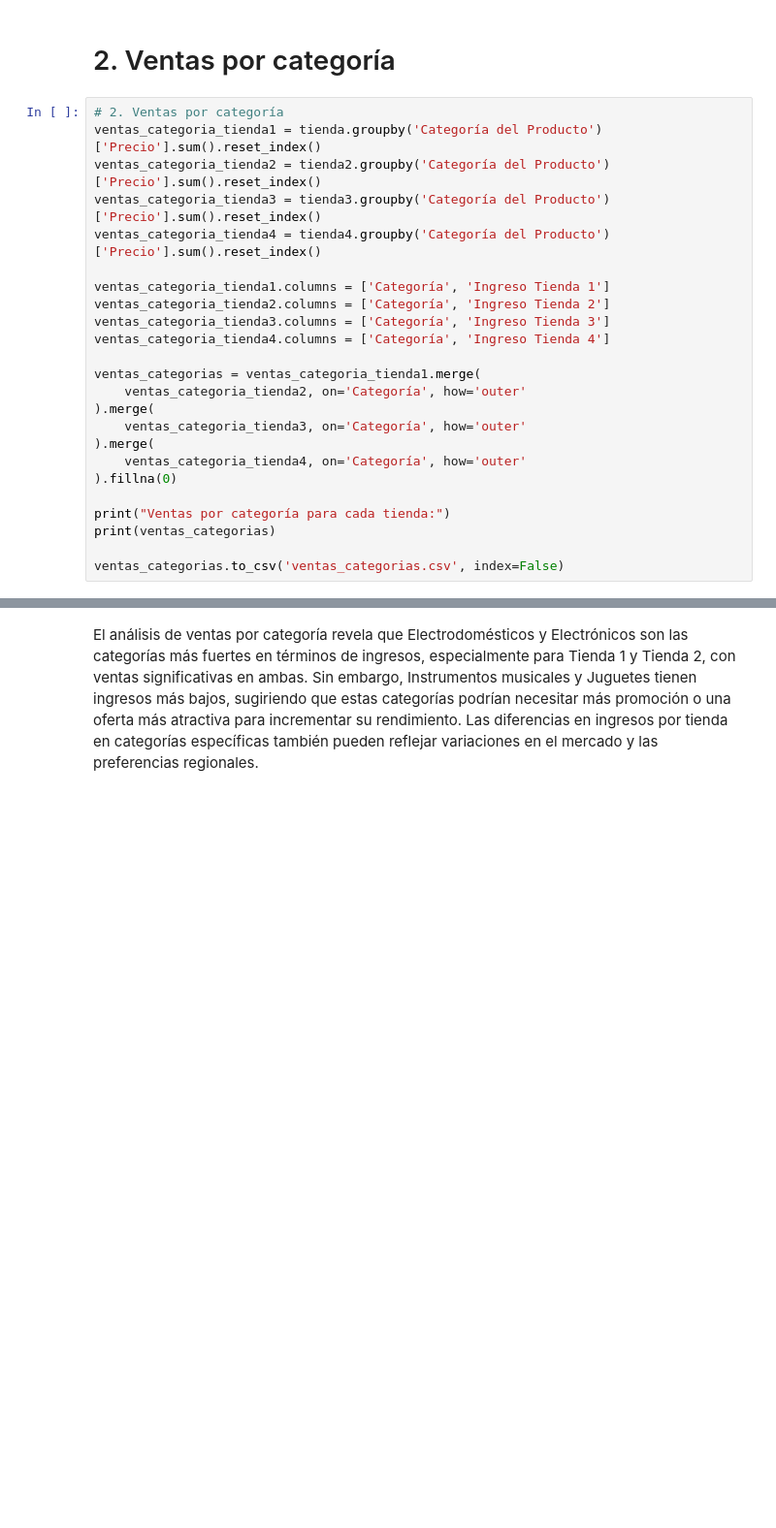
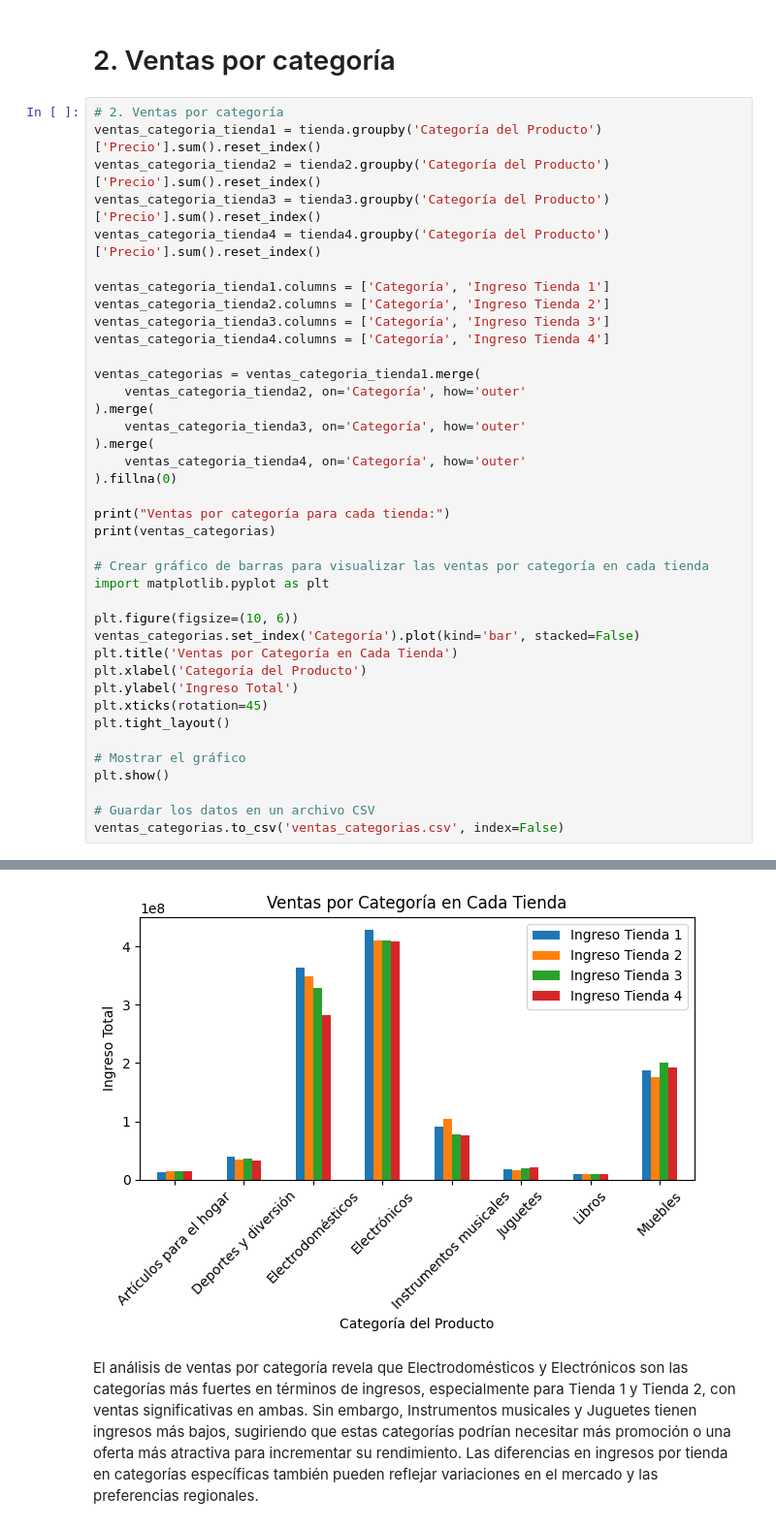
Before and after one commit to NikoGox/alura-store, a Jupyter notebook: AluraStoreLatam.ipynb, the cells around one changed output, grey strips where cells are left out. Shown: that part at 97% size. Cells and saved outputs as stored; diff of their text form; blank space fills up the shorter version.

```diff
--- a/AluraStoreLatam.ipynb
+++ b/AluraStoreLatam.ipynb
@@ -185,6 +205,21 @@ ventas_categorias = ventas_categoria_tienda1.merge(
 print("Ventas por categoría para cada tienda:")
 print(ventas_categorias)
 
+# Crear gráfico de barras para visualizar las ventas por categoría en cada tienda
+import matplotlib.pyplot as plt
+
+plt.figure(figsize=(10, 6))
+ventas_categorias.set_index('Categoría').plot(kind='bar', stacked=False)
+plt.title('Ventas por Categoría en Cada Tienda')
+plt.xlabel('Categoría del Producto')
+plt.ylabel('Ingreso Total')
+plt.xticks(rotation=45)
+plt.tight_layout()
+
+# Mostrar el gráfico
+plt.show()
+
+# Guardar los datos en un archivo CSV
 ventas_categorias.to_csv('ventas_categorias.csv', index=False)
 # %% [output]
 Ventas por categoría para cada tienda:
@@ -210,3 +246,4 @@ Ventas por categoría para cada tienda:
+[figure, added]
 # %% [markdown]
 El análisis de ventas por categoría revela que Electrodomésticos y Electrónicos son las categorías más fuertes en términos de ingresos, especialmente para Tienda 1 y Tienda 2, con ventas significativas en ambas. Sin embargo, Instrumentos musicales y Juguetes tienen ingresos más bajos, sugiriendo que estas categorías podrían necesitar más promoción o una oferta más atractiva para incrementar su rendimiento. Las diferencias en ingresos por tienda en categorías específicas también pueden reflejar variaciones en el mercado y las preferencias regionales.
 # %% [markdown]
```
Also changed, not shown: parts of 8 cells of this notebook.
